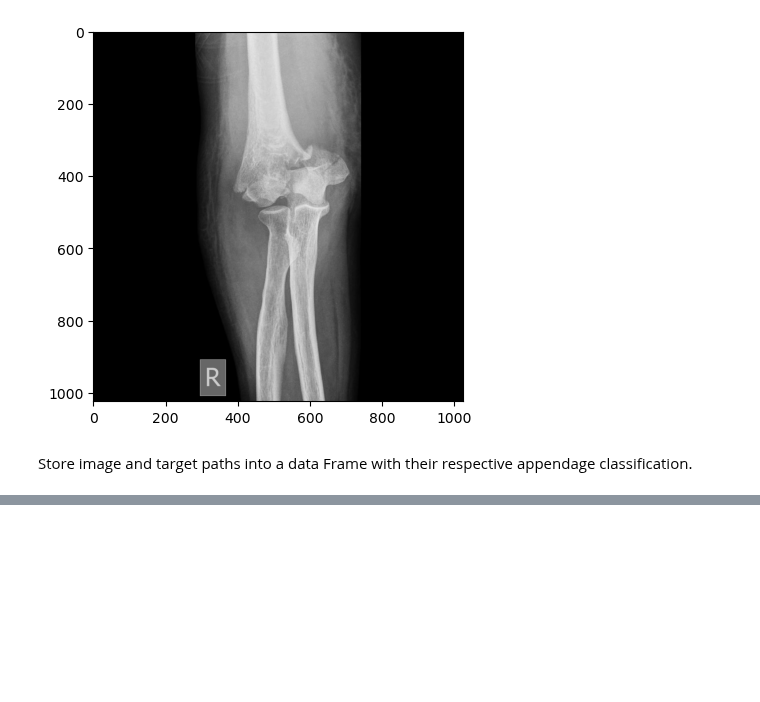
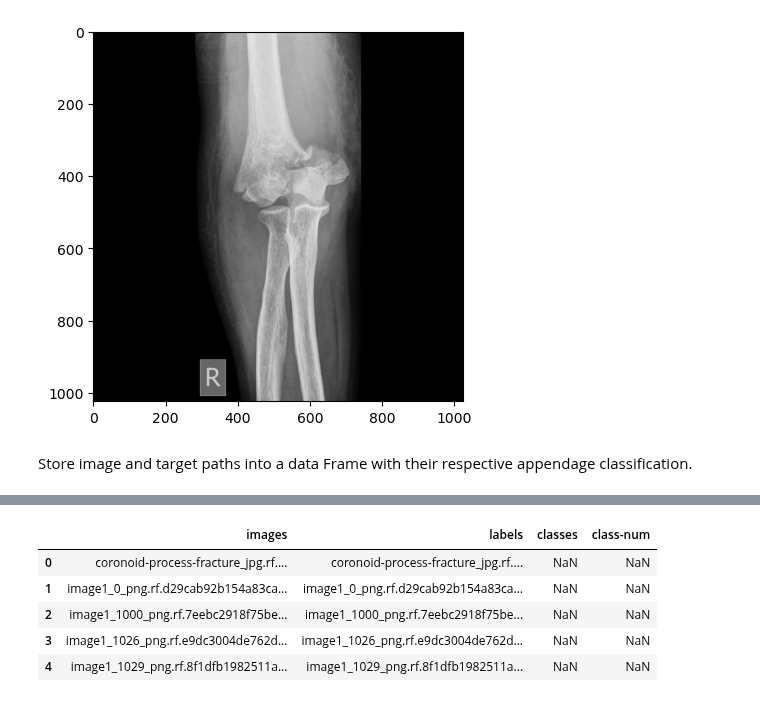
Before and after one commit to vanslykeaudio/SpringBoardDataScience, a Jupyter notebook: Capstone_Project_2/Captsone Project2 - Data Cleaning.ipynb, the cells around one changed output, grey strips where cells are left out. Saved outputs shown, nothing was run; the diff lists cells and outputs as text; code cells hidden in the pictures; blank space fills up the shorter version.

```diff
--- a/Capstone_Project_2/Captsone Project2 - Data Cleaning.ipynb
+++ b/Capstone_Project_2/Captsone Project2 - Data Cleaning.ipynb
@@ -151,3 +163,12 @@ df_train
+# %%
+df_val.head()
+# %% [output]
+|  | images | labels | classes | class-num |
+| 0 | coronoid-process-fracture_jpg.rf.... | coronoid-process-fracture_jpg.rf.... | NaN | NaN |
+| 1 | image1_0_png.rf.d29cab92b154a83ca... | image1_0_png.rf.d29cab92b154a83ca... | NaN | NaN |
+| 2 | image1_1000_png.rf.7eebc2918f75be... | image1_1000_png.rf.7eebc2918f75be... | NaN | NaN |
+| 3 | image1_1026_png.rf.e9dc3004de762d... | image1_1026_png.rf.e9dc3004de762d... | NaN | NaN |
+| 4 | image1_1029_png.rf.8f1dfb1982511a... | image1_1029_png.rf.8f1dfb1982511a... | NaN | NaN |
 # %%
 trainset=FractureData(train_dir_path, train_img_paths, train_target_paths, augs)
 trainloader=torch.utils.data.DataLoader(trainset,batch_size=BS,collate_fn=trainset.collate_fn)
```
Also changed, not shown: parts of 20 cells of this notebook, 3 other files.
